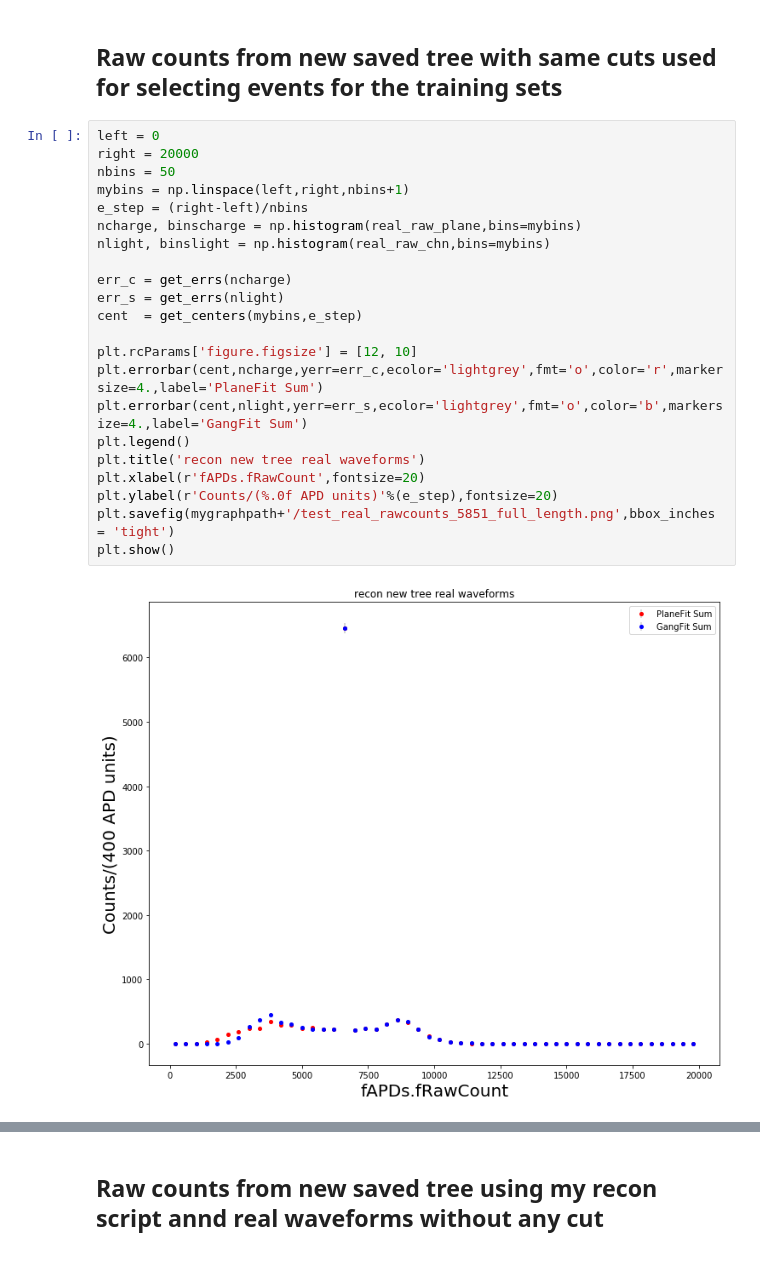
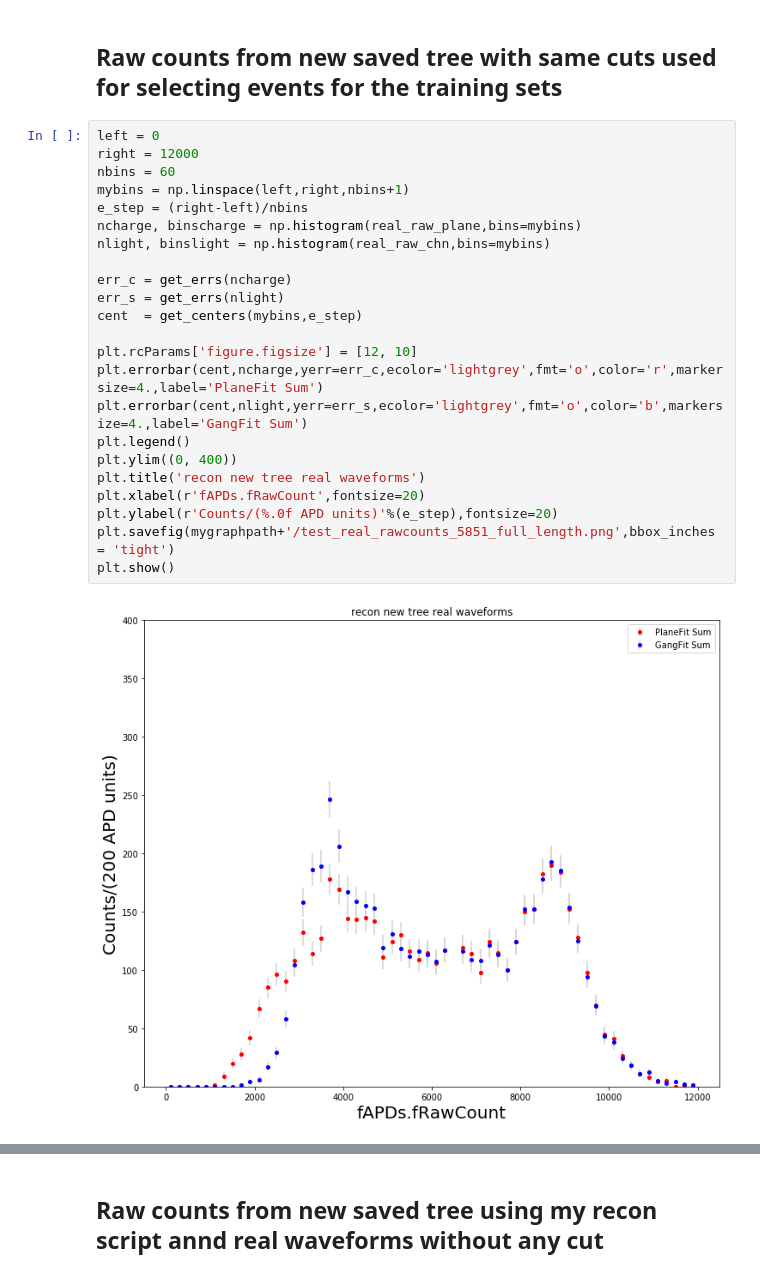
Before and after one commit to sli135/APD-GAN-Simulation, a Jupyter notebook: APDRawCount.ipynb, the cells around one changed output, grey strips where cells are left out. Cells and saved outputs as stored; diff of their text form.

```diff
--- a/APDRawCount.ipynb
+++ b/APDRawCount.ipynb
@@ -128,25 +128,26 @@ plt.show()
 ## Raw counts from new saved tree with same cuts used for selecting events for the training sets
 # %%
 left = 0
-right = 20000
-nbins = 50
+right = 12000
+nbins = 60
 mybins = np.linspace(left,right,nbins+1)
 e_step = (right-left)/nbins
 ncharge, binscharge = np.histogram(real_raw_plane,bins=mybins)
 nlight, binslight = np.histogram(real_raw_chn,bins=mybins)
 
 err_c = get_errs(ncharge)
 err_s = get_errs(nlight)
 cent  = get_centers(mybins,e_step)
 
 plt.rcParams['figure.figsize'] = [12, 10]
 plt.errorbar(cent,ncharge,yerr=err_c,ecolor='lightgrey',fmt='o',color='r',markersize=4.,label='PlaneFit Sum')
 plt.errorbar(cent,nlight,yerr=err_s,ecolor='lightgrey',fmt='o',color='b',markersize=4.,label='GangFit Sum')
 plt.legend()
+plt.ylim((0, 400))
 plt.title('recon new tree real waveforms')
 plt.xlabel(r'fAPDs.fRawCount',fontsize=20)
 plt.ylabel(r'Counts/(%.0f APD units)'%(e_step),fontsize=20)
 plt.savefig(mygraphpath+'/test_real_rawcounts_5851_full_length.png',bbox_inches = 'tight')
 plt.show()
 # %% [output]
-[figure, old version]
+[figure, new version]
```
Also changed, not shown: parts of 6 cells of this notebook.
